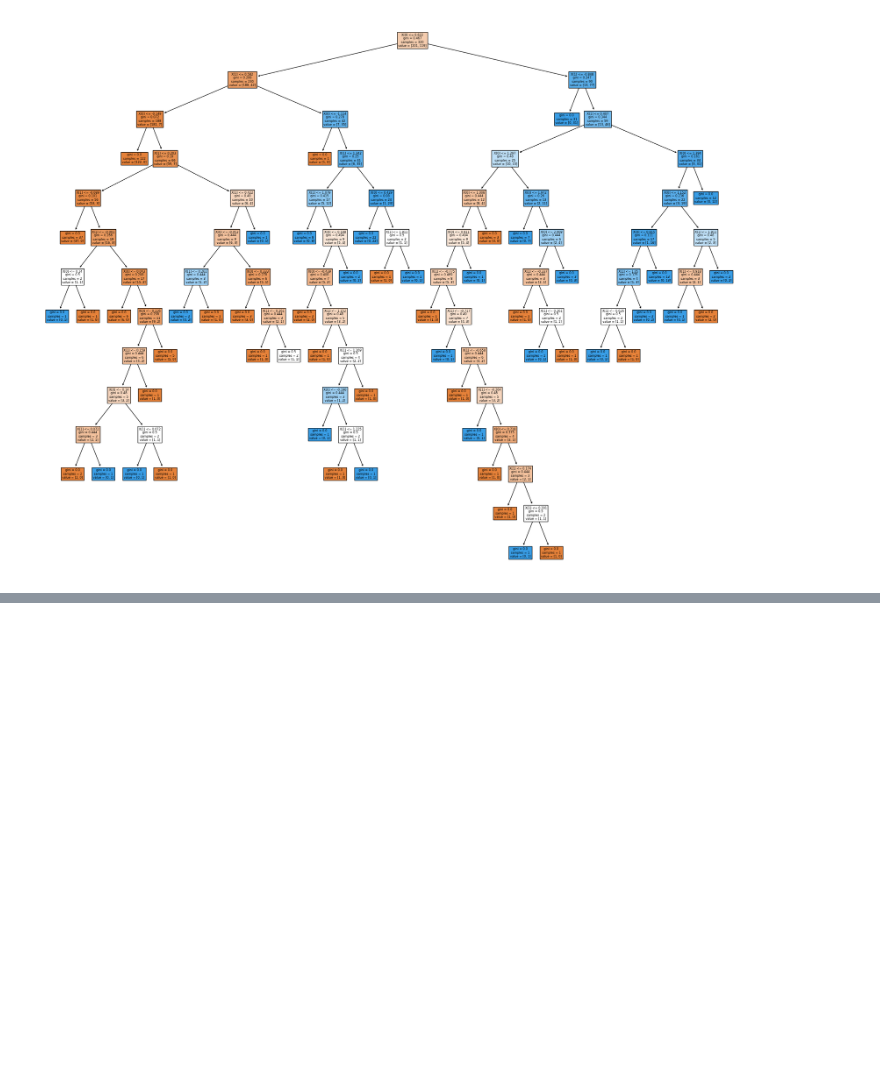
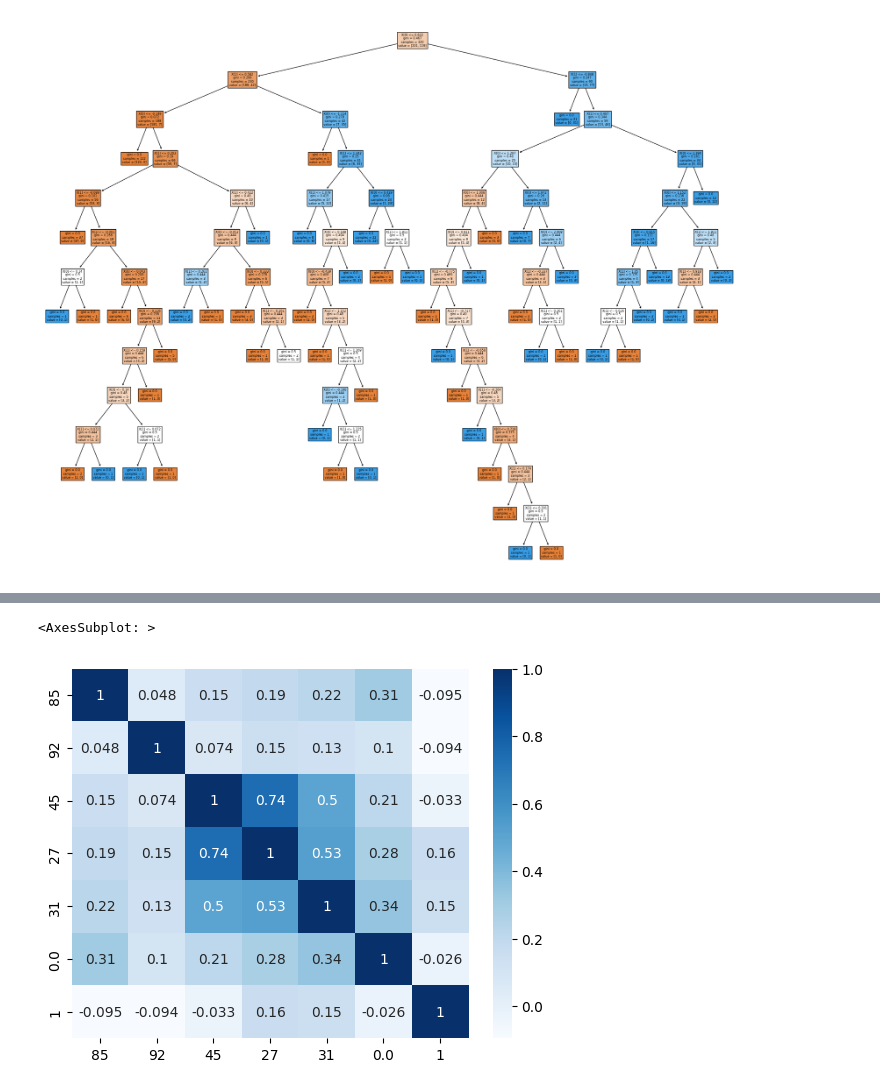
Before and after one commit to AaronVincent6411/Machine-Learning-Lab, a Jupyter notebook: ML.ipynb, the cells around one changed output, grey strips where cells are left out. Saved outputs shown, nothing was run; the diff lists cells and outputs as text; code cells hidden in the pictures; blank space fills up the shorter version.

```diff
--- a/ML.ipynb
+++ b/ML.ipynb
@@ -725,0 +738,4 @@ tr = tree.plot_tree(model, filled=True)
+# %%
+data = pd.read_csv('/home/lionex/bin/Python/bupa.csv')
+data.sum().info()
+data.shape
@@ -725,0 +752,5 @@ tr = tree.plot_tree(model, filled=True)
+# %%
+sns.heatmap(data.corr(), cmap='Blues', annot=True)
+# %% [output]
+<AxesSubplot: >
+[figure, added]
```
Also changed, not shown: parts of 7 cells of this notebook.
